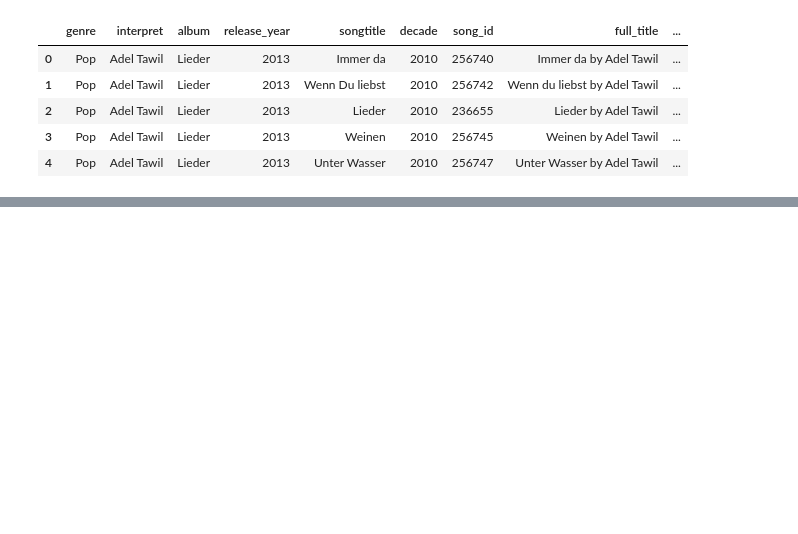
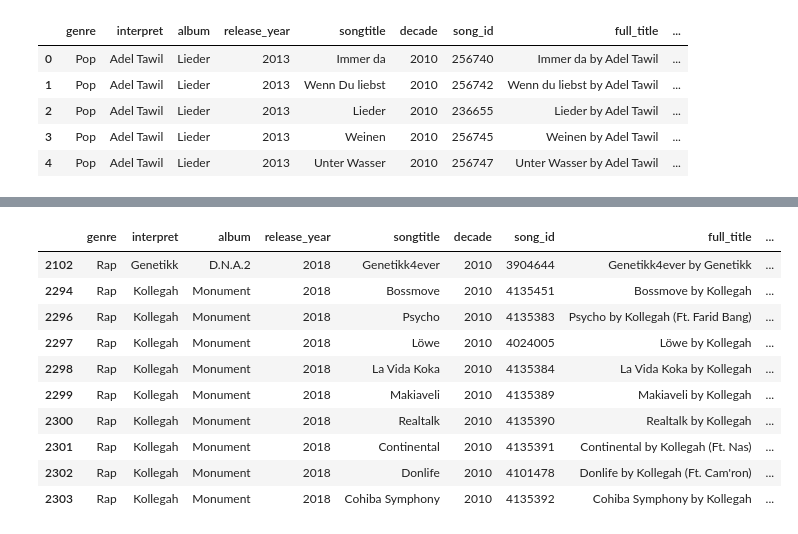
Before and after one commit to Richard-Sieg-TH-Koln/statistik-1-team-2, a Jupyter notebook: notebooks/MVP.ipynb, the cells around one changed output, grey strips where cells are left out. Cells and saved outputs as stored; diff of their text form; code cells hidden in the pictures; blank space fills up the shorter version.

```diff
--- a/notebooks/MVP.ipynb
+++ b/notebooks/MVP.ipynb
@@ -16,0 +89,14 @@ data.head()
+# %%
+data.sort_values('release_year', ascending=False).iloc[0:10]
+# %% [output]
+|  | genre | interpret | album | release_year | songtitle | decade | song_id | full_title | ... |
+| 2102 | Rap | Genetikk | D.N.A.2 | 2018 | Genetikk4ever | 2010 | 3904644 | Genetikk4ever by Genetikk | ... |
+| 2294 | Rap | Kollegah | Monument | 2018 | Bossmove | 2010 | 4135451 | Bossmove by Kollegah | ... |
+| 2296 | Rap | Kollegah | Monument | 2018 | Psycho | 2010 | 4135383 | Psycho by Kollegah (Ft. Farid Bang) | ... |
+| 2297 | Rap | Kollegah | Monument | 2018 | Löwe | 2010 | 4024005 | Löwe by Kollegah | ... |
+| 2298 | Rap | Kollegah | Monument | 2018 | La Vida Koka | 2010 | 4135384 | La Vida Koka by Kollegah | ... |
+| 2299 | Rap | Kollegah | Monument | 2018 | Makiaveli | 2010 | 4135389 | Makiaveli by Kollegah | ... |
+| 2300 | Rap | Kollegah | Monument | 2018 | Realtalk | 2010 | 4135390 | Realtalk by Kollegah | ... |
+| 2301 | Rap | Kollegah | Monument | 2018 | Continental | 2010 | 4135391 | Continental by Kollegah (Ft. Nas) | ... |
+| 2302 | Rap | Kollegah | Monument | 2018 | Donlife | 2010 | 4101478 | Donlife by Kollegah (Ft. Cam'ron) | ... |
+| 2303 | Rap | Kollegah | Monument | 2018 | Cohiba Symphony | 2010 | 4135392 | Cohiba Symphony by Kollegah | ... |
```
Also changed, not shown: parts of 22 cells of this notebook.
